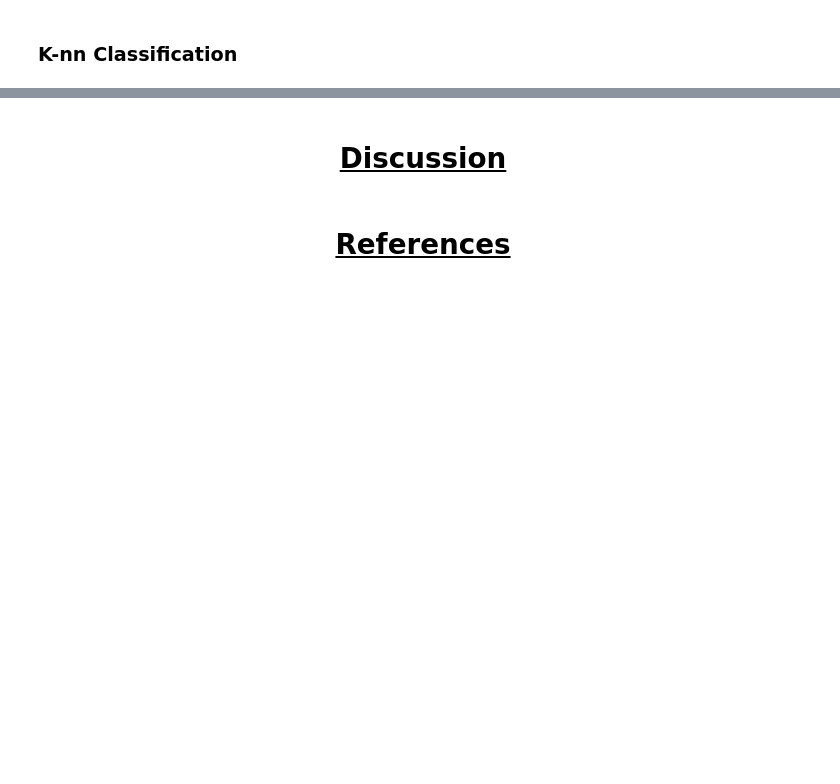
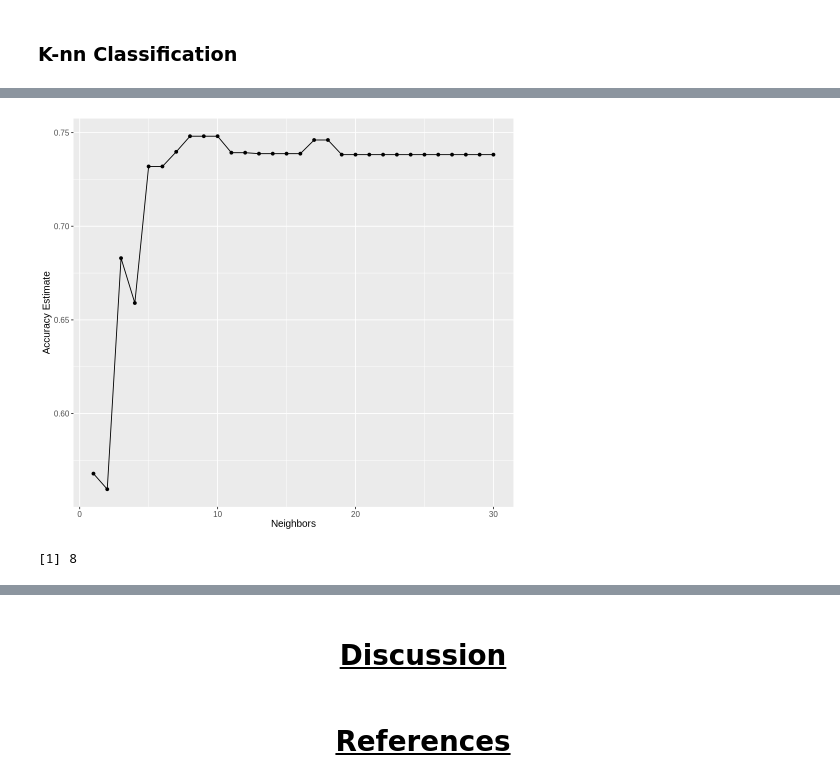
Before and after one commit to RealBabyPotato/DSCI-100-Final-Project, a Jupyter notebook: FinalProject.ipynb, the cells around one changed output, grey strips where cells are left out. Saved outputs shown, nothing was run; the diff lists cells and outputs as text; code cells hidden in the pictures; blank space fills up the shorter version.

Commit message:
add gender and experience as predictors, refactor, polish, & add code

```diff
--- a/FinalProject.ipynb
+++ b/FinalProject.ipynb
@@ -215,0 +156,7 @@ ERROR: Error in `vfold_cv()`:
+# %%
+players_split <- initial_split(players, prop = 0.80, strata = subscribe)
+players_train <- training(players_split)
+players_test <- testing(players_split)
+
+nrow(players_train)
+nrow(players_test)
@@ -215,0 +166,27 @@ ERROR: Error in `vfold_cv()`:
+# %%
+players_recipe <- recipe(subscribe ~ ., data = players_train) |>
+    step_impute_mean(all_numeric_predictors()) |> # n/a age values
+    step_dummy(all_nominal_predictors(), -all_outcomes()) |> # gender/experience -> numbers
+    step_scale(all_predictors()) |>
+    step_center(all_predictors())
+
+knn_spec <- nearest_neighbor(neighbors = tune(), weight_func = "rectangular") |>
+    set_engine("kknn") |>
+    set_mode("classification")
+
+knn_workflow <- workflow() |>
+    add_recipe(players_recipe) |>
+    add_model(knn_spec)
+# %%
+players_vfold <- vfold_cv(players_train, v = 10, strata = subscribe)
+
+k_grid <- tibble(neighbors = seq(1, 30, by = 1))
+
+knn_tune_results <- knn_workflow |>
+    tune_grid(resamples = players_vfold, grid = k_grid) |>
+    collect_metrics()
+
+accuracies <- knn_tune_results |>
+    filter(.metric == "accuracy")
+
+accuracies
@@ -215,0 +233,19 @@ ERROR: Error in `vfold_cv()`:
+# %%
+accuracy_vs_k <- ggplot(accuracies, aes(x = neighbors, y = mean)) +
+    geom_point() +
+    geom_line() +
+    labs(x = "Neighbors", y = "Accuracy Estimate") +
+    theme(text = element_text(size = 12))
+
+accuracy_vs_k
+# %% [output]
+[figure, added]
+# %%
+best_k <- accuracies |>
+        arrange(desc(mean)) |>
+        head(1) |>
+        pull(neighbors)
+
+best_k
+# %% [output]
+[1] 8
```
Also changed, not shown: parts of 8 cells of this notebook.
